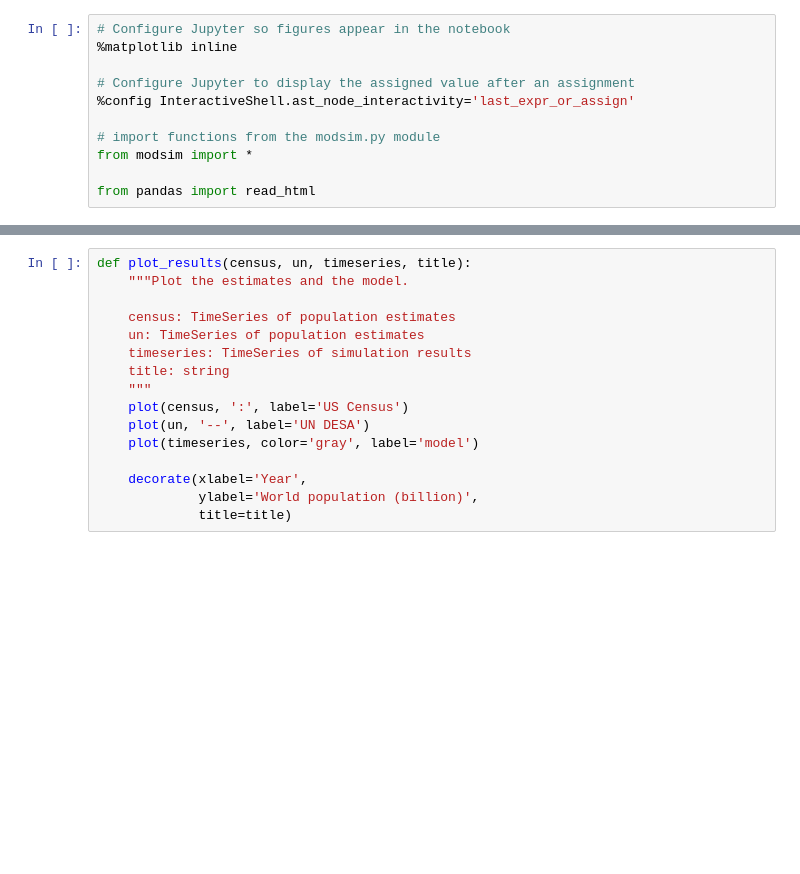
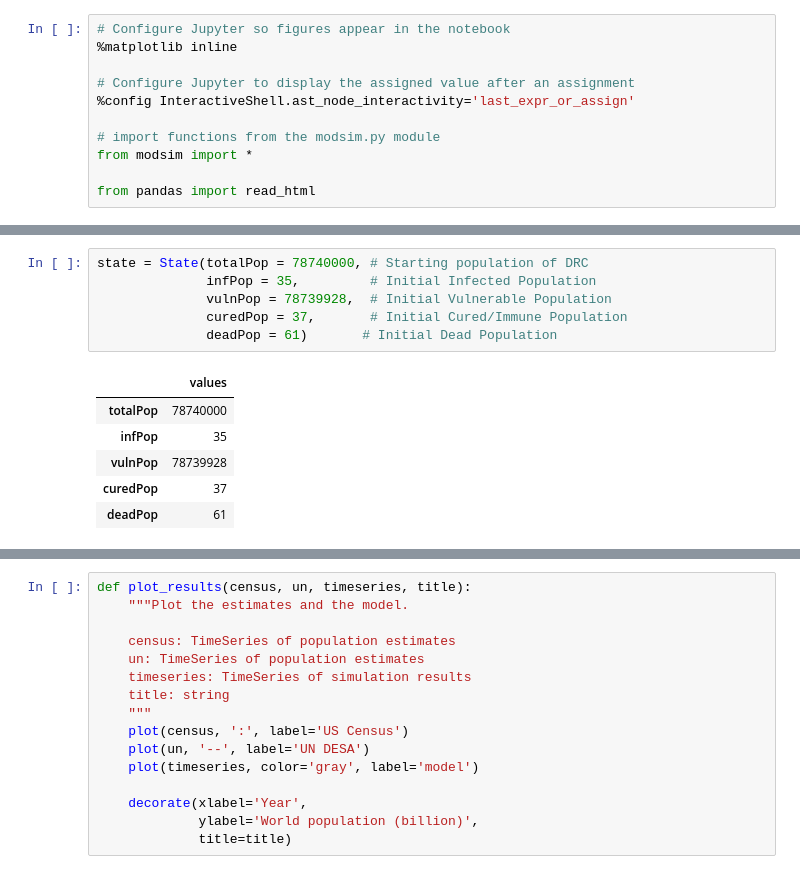
Before and after one commit to SanderMiller/ModSimPy, a Jupyter notebook: code/Project 1 - Ebola.ipynb, the cells around one changed output, grey strips where cells are left out. Drawn from its saved outputs; the diff is of its cells as text; blank space fills up the shorter version.

```diff
--- a/code/Project 1 - Ebola.ipynb
+++ b/code/Project 1 - Ebola.ipynb
@@ -19,0 +25,13 @@ Set up System Variables
+# %%
+state = State(totalPop = 78740000, # Starting population of DRC
+              infPop = 35,         # Initial Infected Population
+              vulnPop = 78739928,  # Initial Vulnerable Population
+              curedPop = 37,       # Initial Cured/Immune Population
+              deadPop = 61)       # Initial Dead Population
+# %% [output]
+|  | values |
+| totalPop | 78740000 |
+| infPop | 35 |
+| vulnPop | 78739928 |
+| curedPop | 37 |
+| deadPop | 61 |
```
Also changed, not shown: parts of 57 cells of this notebook.
